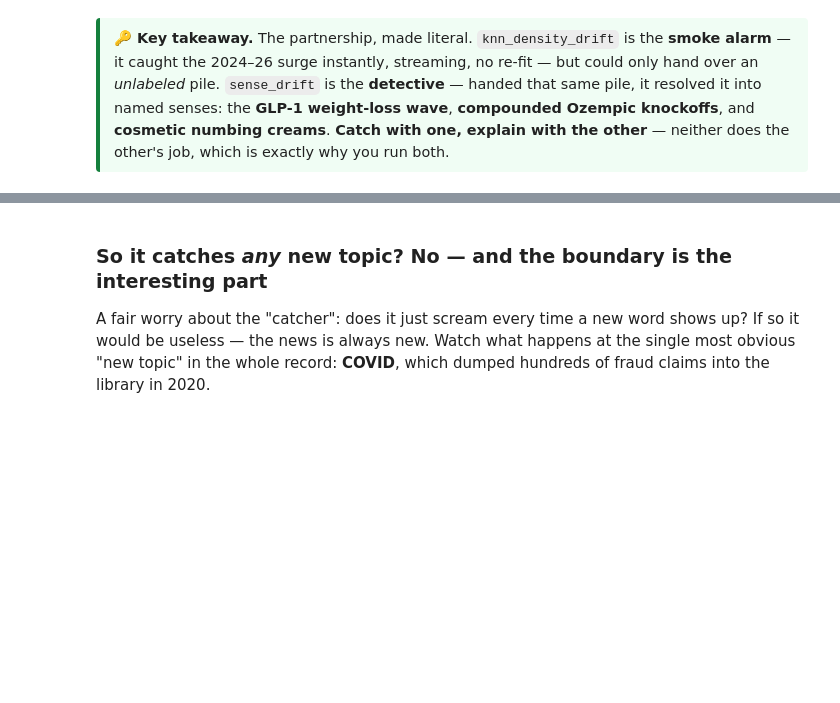
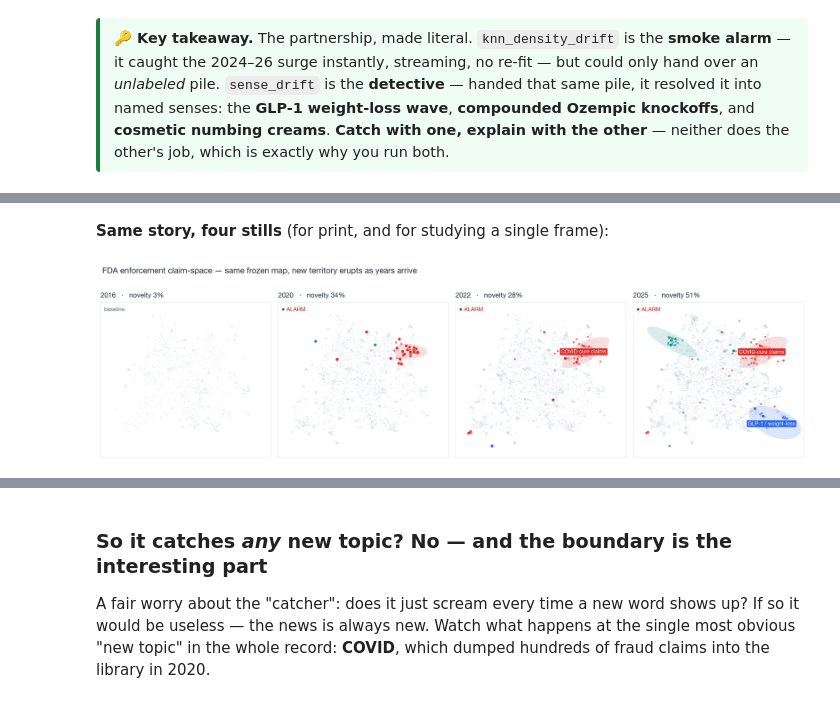
Before and after one commit to jturner-uofl/pycorpdiff, a Jupyter notebook: examples/cbd_fda_drift_showcase.ipynb, the cells around one changed output, grey strips where cells are left out. Drawn from its saved outputs; the diff is of its cells as text; code cells hidden in the pictures; blank space fills up the shorter version.

```diff
--- a/examples/cbd_fda_drift_showcase.ipynb
+++ b/examples/cbd_fda_drift_showcase.ipynb
@@ -891,0 +944,6 @@ display(LOG.style.hide(axis="index")
+# %% [markdown]
+**Same story, four stills** (for print, and for studying a single frame):
+# %%
+IPImage(filename=str(SC / "rtm_fda_frontier_filmstrip.png"))
+# %% [output]
+[figure, added]
```
Also changed, not shown: parts of 12 cells of this notebook.
